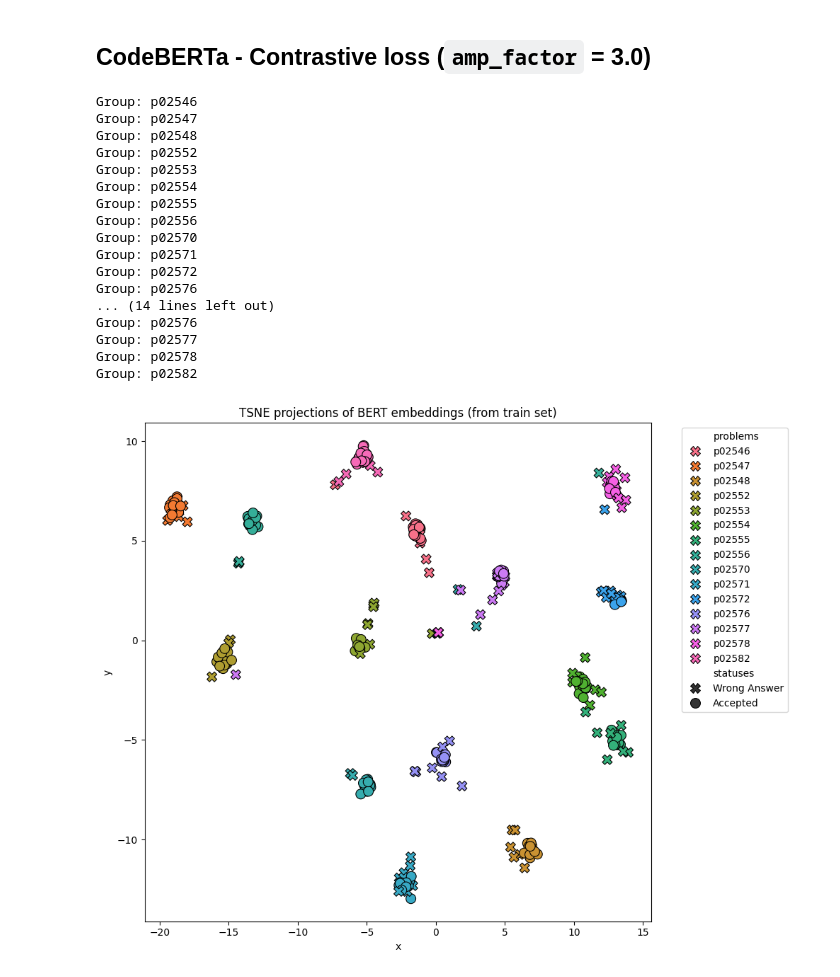
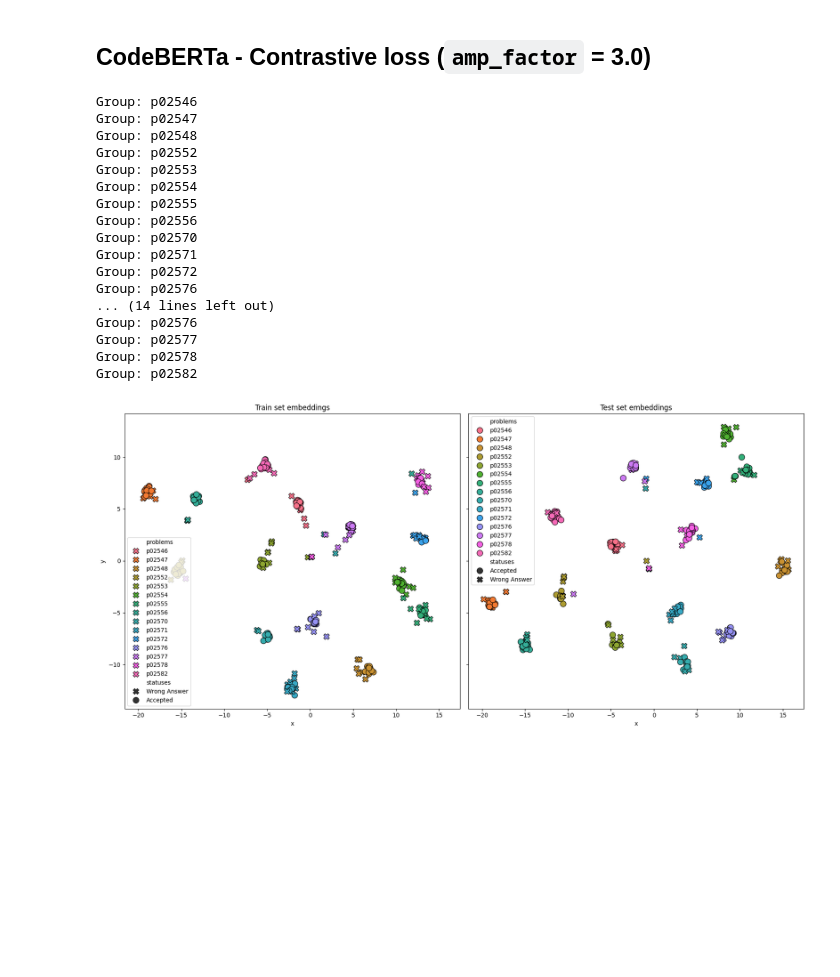
Before and after one commit to VerebicsPeter/CodeSim, a Jupyter notebook: notebooks/embedding_visualization.ipynb, the cells around one changed output. Cells and saved outputs as stored; diff of their text form; code cells hidden in the pictures; blank space fills up the shorter version.

```diff
--- a/notebooks/embedding_visualization.ipynb
+++ b/notebooks/embedding_visualization.ipynb
@@ -109,8 +150,13 @@ def visualize(model, tokenizer, train_df, test_df):
     tsne_2 = TSNE(n_components=2, random_state=42)
     reduced_embeddings_2 = tsne_2.fit_transform(np.stack(embs_2))
 
-    plot_reduced_embeddings(reduced_embeddings_1, lbls_1, stss_1, "TSNE projections of BERT embeddings (from train set)")
-    plot_reduced_embeddings(reduced_embeddings_2, lbls_2, stss_2, "TSNE projections of BERT embeddings (from test set)")
+    plot_two_reduced_embeddings(
+        reduced_embeddings_1, lbls_1, stss_1,
+        reduced_embeddings_2, lbls_2, stss_2,
+        "Train set embeddings", "Test set embeddings"
+    )
+    #plot_reduced_embeddings(reduced_embeddings_1, lbls_1, stss_1, "TSNE projections of BERT embeddings (from train set)")
+    #plot_reduced_embeddings(reduced_embeddings_2, lbls_2, stss_2, "TSNE projections of BERT embeddings (from test set)")
 # %% [markdown]
 ## CodeBERTa - Base
 # %%
@@ -193,26 +236,26 @@ Group: p02582
 # %% [markdown]
 ## CodeBERTa - Contrastive loss (`amp_factor` = 3.0)
 # %%
-path = "/home/peter/Downloads/codesim_models/CLS_pooling_new_dataset_infoNCE_amplified/model.pt"
-model = train.CodeSimSBertTripletENC(bert)
+path = "/home/peter/Downloads/codesim_models/CLS_pooling_new_dataset_infoNCE_amplified_1/model.pt"
+model = train.CodeSimContrastiveEncoder(bert)
 model.load_state_dict(torch.load(path, map_location=torch.device('cpu')))
 visualize(model, bert_tokenizer, train_df, test_df)
 # %% [output]
 Group: p02546
 Group: p02547
 Group: p02548
 Group: p02552
 Group: p02553
 Group: p02554
 Group: p02555
 Group: p02556
 Group: p02570
 Group: p02571
 Group: p02572
 Group: p02576
 ... (14 lines left out)
 Group: p02576
 Group: p02577
 Group: p02578
 Group: p02582
-[figure, old version]
+[figure, new version]
```
Also changed, not shown: parts of 6 cells of this notebook, 5 other files.
